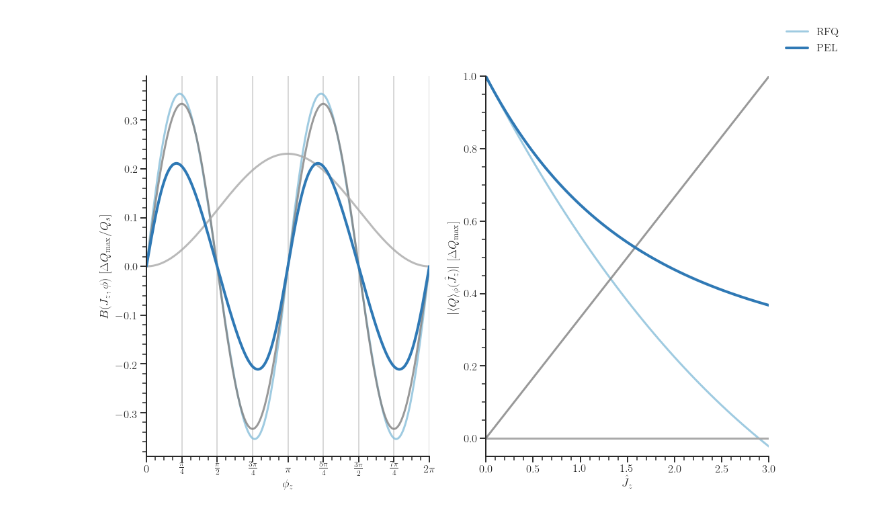
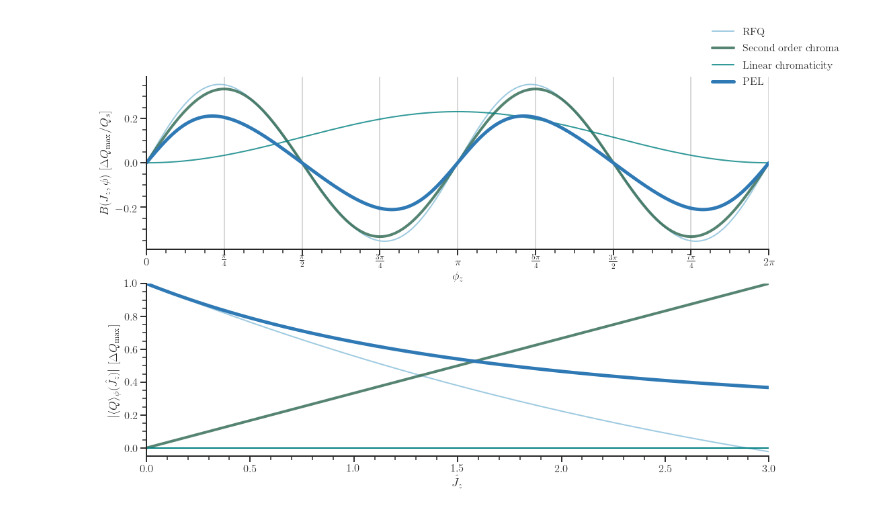
Before and after one commit to gubaidulinvadim/Dispersion-relations, a Jupyter notebook: Notebooks/Beam-mode spectra.ipynb, the cells around one changed output. Saved outputs shown, nothing was run; the diff lists cells and outputs as text; code cells hidden in the pictures.

Commit message:
final version of B function plots

```diff
--- a/Notebooks/Beam-mode spectra.ipynb
+++ b/Notebooks/Beam-mode spectra.ipynb
@@ -22,7 +22,7 @@ palette = sbs.color_palette('RdBu')
 phi = np.linspace(0, 2*pi, 1000)
 Jz = np.linspace(0, 3, 100)
 
-fig, (ax, ax2) = plt.subplots(1, 2)
+fig, (ax, ax2) = plt.subplots(2, 1)
 dQmax=1e-3
 ax.plot(phi, B(B_integrand_RFQ, Jz=2, phi=phi) /
         dQmax,  label='RFQ', color=palette[-2], alpha=0.8)
@@ -30,18 +30,18 @@ ax2.plot(Jz, Q_average_detuning_RFQ(Jz) /
         dQmax, color=palette[-2], alpha=0.8)
 
 ax.plot(phi, -B(B_integrand_Qpp, Jz=2, phi=phi) /
-        dQmax,  label='', color='grey', alpha=0.8)
+        dQmax,  label='Second order chroma', color='#2C664F', alpha=0.8, linewidth=4)
 ax2.plot(Jz, np.abs(Q_average_detuning_Qpp(Jz)) /
-        dQmax, color='grey', alpha=0.8)
+        dQmax, color='#2C664F', alpha=0.8, linewidth=4)
 
 ax.plot(phi, .1*B(B_integrand_Qp, Jz=2., phi=phi) /
-        dQmax,  label='', color='darkgrey', alpha=0.8)
-ax2.axhline(0, color='darkgrey')
+        dQmax,  label='Linear chromaticity', color='#008080', alpha=0.8)
+ax2.axhline(0, color='#008080')
 
 ax.plot(phi, B(B_integrand, Jz=2, phi=phi) /
-        dQmax,  label='PEL', color=palette[-1], linewidth=4)
+        dQmax,  label='PEL', color=palette[-1], linewidth=5)
 ax2.plot(Jz, Q_average_detuning(Jz) /
-        dQmax, color=palette[-1], linewidth=4)
+        dQmax, color=palette[-1], linewidth=5)
 
 ax.set_xlabel('$\phi_z$')
 ax.set_ylabel(
@@ -49,31 +49,31 @@ ax.set_ylabel(
 ax2.set_xlabel('$\hat{J_z}$')
 ax2.set_ylabel(
     '$| \langle Q \\rangle_\phi (\hat{J_z})|$ [$\Delta Q_\mathrm{max}$]')
 ax.spines['top'].set_visible(False)
 ax.spines['right'].set_visible(False)
 ax2.spines['top'].set_visible(False)
 ax2.spines['right'].set_visible(False)
 ax.set_xlim(0, 2*pi)
 ax2.set_xlim(0, 3)
 ax2.set_ylim(-0.05, 1)
 ticks = np.linspace(0, 2*pi, 9)
 ax.set_xticks(ticks)
 ax.minorticks_on()
 ax2.minorticks_on()
 
 ax.set_xticklabels(
     ['$0$',
      '$\\frac{\pi}{4}$',
      '$\\frac{\pi}{2}$',
      '$\\frac{3\pi}{4}$',
      '$\pi$',
      '$\\frac{5\pi}{4}$',
      '$\\frac{3\pi}{2}$',
      '$\\frac{7\pi}{4}$',
      '$2\pi$'],)
 ax.xaxis.grid()
 plt.figlegend(frameon=False)
 plt.savefig('/home/vgubaidulin/PhD/Code/Numerical/Stability_diagrams/Results/'+'B.pdf', bbox_inches='tight')
 plt.show()
 # %% [output]
-[figure, old version]
+[figure, new version]
```
